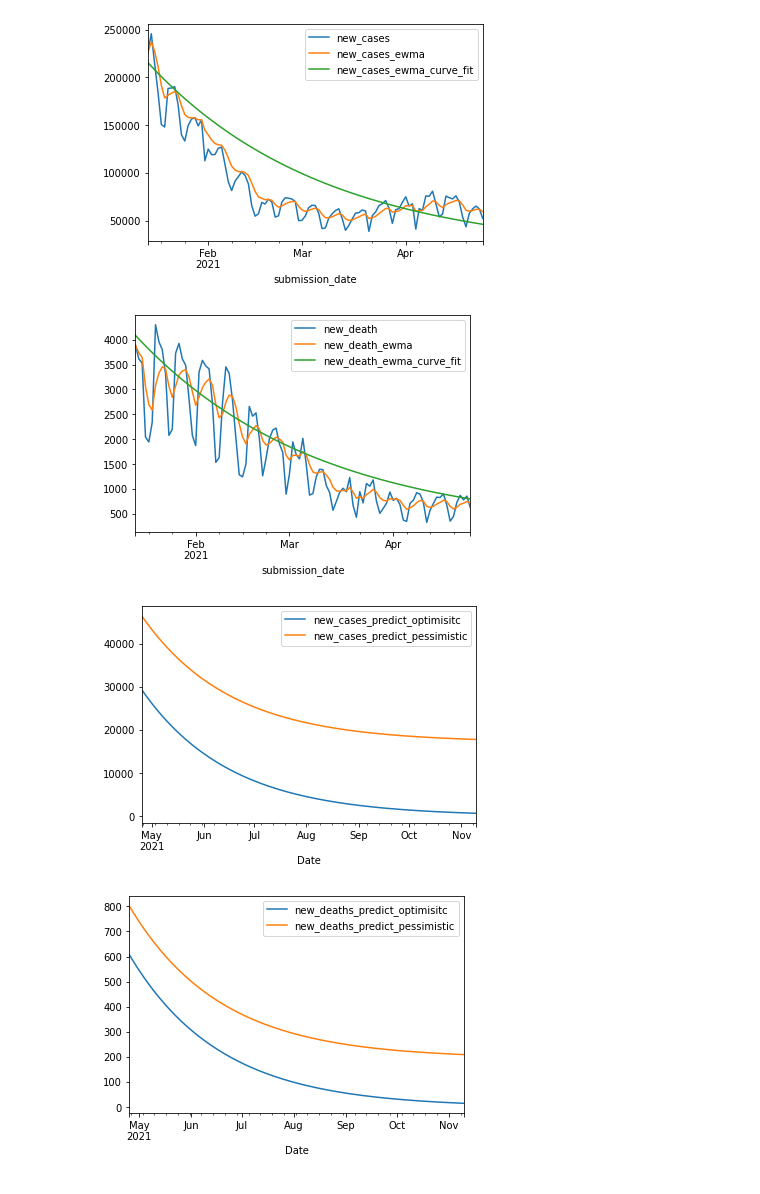
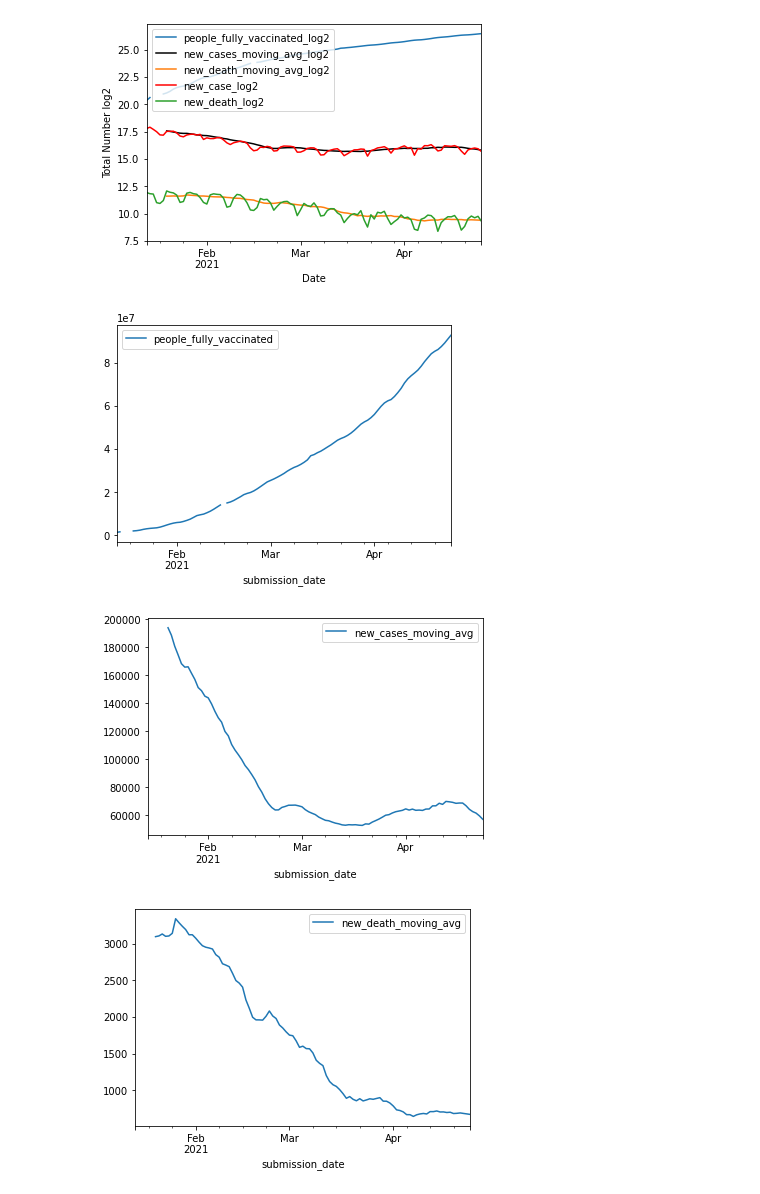
Before and after one commit to haosong830/CS6440, a Jupyter notebook: finalProject.ipynb, the cells around one changed output. Cells and saved outputs as stored; diff of their text form; code cells hidden in the pictures.

```diff
--- a/finalProject.ipynb
+++ b/finalProject.ipynb
@@ -181,13 +181,26 @@ def prediction(table: pd.DataFrame, pred_num: int, pred_type: str):
 
   return None
 
+'''
+HOW TO USE THIS SCRIPT:
+1. Copy the file paths of your TextGrid file and PitchTier file from Google Colab File Explorer (the left window pane)
+and paste them to the corresponding variables.
+2. Change the variable "mode" to either "visualization" or "prediction". Visualization plots the new daily cases and new
+daily deaths with the effect of vaccinations of the past. Prediction predicts and plot the trend of new daily cases and new daily
+deaths up to 200 days later.
+3. The prediction function needs 3 parameters. The first one is the dataset, the second is the number you wish to see which day we
+can achieve. The third is the predction type, either can be "cases" or "deaths". For instance, (table_clean, 30000, "cases") plots
+the predictive trend and tells you which day the new daily cases will drop below 30000 based on the prediction model. If the goal
+cannot be achieved in the 200-day period it will return a sorry there is no such day message.
+4. That is all you need to do! 😀
+'''
 def main():
   #read the datasets TODO: change the path variable for a new session(google colab will remove files stored on cloud after a session ends)
   cases = pd.read_csv("/content/drive/MyDrive/cs6440final/United_States_COVID-19_Cases_and_Deaths_by_State_over_Time.csv")
   vac = pd.read_csv("/content/drive/MyDrive/cs6440final/United States Vaccinations Data.csv")
 
   #choose the mode TODO: Change the variable to "visualization" or "prediction".
-  mode = 'prediction'
+  mode = 'visualization'
 
   #first clean the tables and build the table we will use further
   table_clean = clean_tables(cases,vac)
@@ -209,4 +220,4 @@ The first day that new deaths will drop below 20 based on the optimistic predict
-[figure, old version]
+[figure, new version]
-[figure, old version]
+[figure, new version]
-[figure, old version]
+[figure, new version]
-[figure, old version]
+[figure, new version]
```
Also changed, not shown: parts of 1 cell of this notebook.
